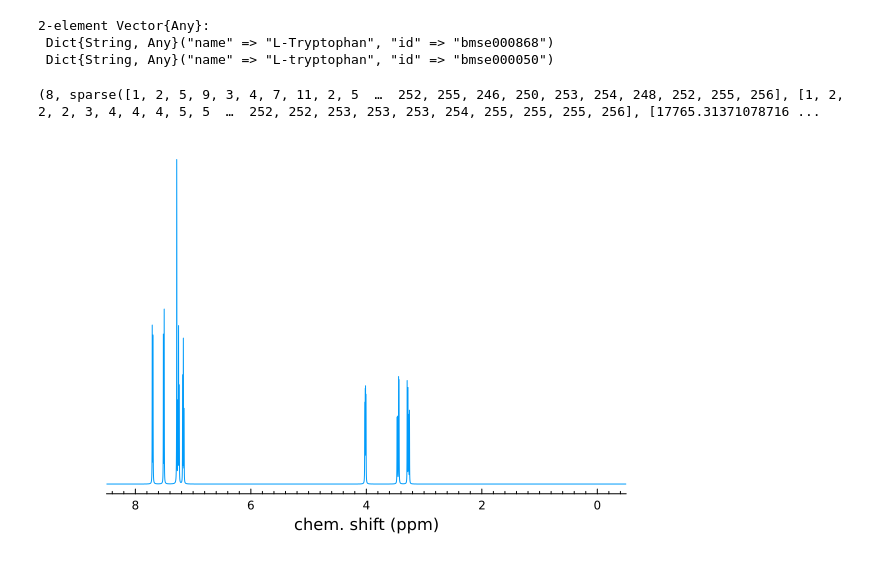
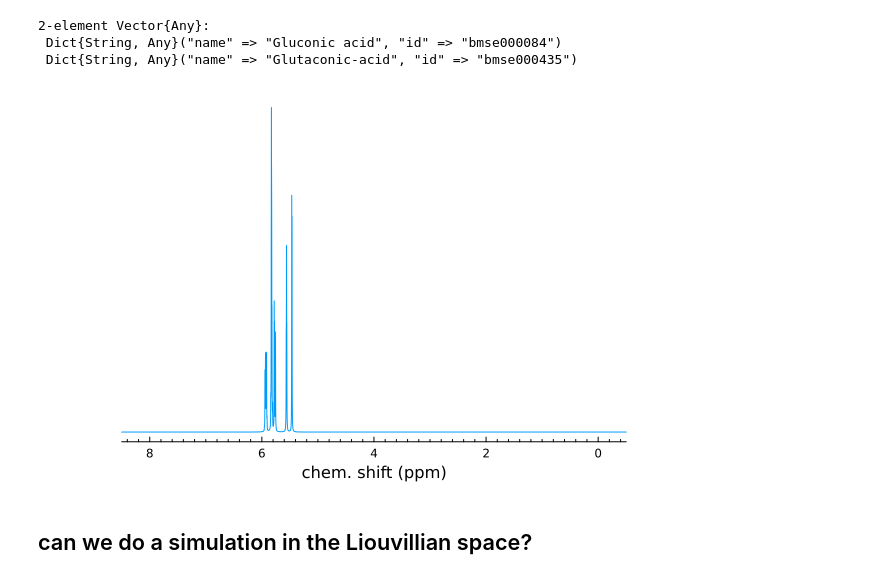
Before and after one commit to marcel-utz/NMRlab.jl, a Jupyter notebook: src/gissmodemo.ipynb, the cells around one changed output. Drawn from its saved outputs; the diff is of its cells as text; code cells hidden in the pictures.

Commit message:
demo of Liouvillian simulation

```diff
--- a/src/gissmodemo.ipynb
+++ b/src/gissmodemo.ipynb
@@ -2,20 +2,18 @@
 using Revise
 using NMRlab
 # %%
-GISSMO.search("Tryptophan")
+GISSMO.search("Gluconic acid")
 # %% [output]
 2-element Vector{Any}:
- Dict{String, Any}("name" => "L-Tryptophan", "id" => "bmse000868")
- Dict{String, Any}("name" => "L-tryptophan", "id" => "bmse000050")
+ Dict{String, Any}("name" => "Gluconic acid", "id" => "bmse000084")
+ Dict{String, Any}("name" => "Glutaconic-acid", "id" => "bmse000435")
 # %%
-n,H=GISSMO.Hamiltonian("bmse000868")
+n,H=GISSMO.Hamiltonian("bmse000084") ;
-# %% [output]
-(8, sparse([1, 2, 5, 9, 3, 4, 7, 11, 2, 5  …  252, 255, 246, 250, 253, 254, 248, 252, 255, 256], [1, 2, 2, 2, 3, 4, 4, 4, 5, 5  …  252, 252, 253, 253, 253, 254, 255, 255, 255, 256], [17765.31371078716 ...
 # %%
 using LinearAlgebra
 using SparseArrays
 
-δt = 1/opnorm(H,Inf)
+δt = π/2 / opnorm(H,Inf)
 P=SpinSim.expm(-im*δt*(H))
 rho0=sum(SpinSim.SpinOp(n,SpinSim.Sx,k) for k=1:n)
 Fp=sum(SpinSim.SpinOp(n,SpinSim.Sp,k) for k=1:n)
@@ -24,22 +22,25 @@ sizehint!(fid,2<<14)
 ρ = rho0
 for k=1:2<<14
     push!(fid, tr(ρ*Fp)*exp(-2*π*k*δt))
-    ρ = P'*ρ*P
-    # droptol!(ρ,10*eps(Float64))
+    ρ = P*ρ*P'
+    droptol!(ρ,10*eps(Float64))
 end
 # %%
 using FFTW
 # %%
 using Plots
 Plots.plot(range(-0.5/δt,stop=0.5/δt,length=length(fid))/600.0.+4.78,
             real.(fftshift(fft(fid))),
             xaxis=:flip,
             minorticks=10,
             xlabel="chem. shift (ppm)",
             xlims=[-0.5,8.5],
             yaxis=false,
             grid=false,
             legend=false,
-        )
+            fmt=:png,
+)
 # %% [output]
-[figure, old version]
+[figure, new version]
+# %% [markdown]
+## can we do a simulation in the Liouvillian space?
```
Also changed, not shown: parts of 4 cells of this notebook.
